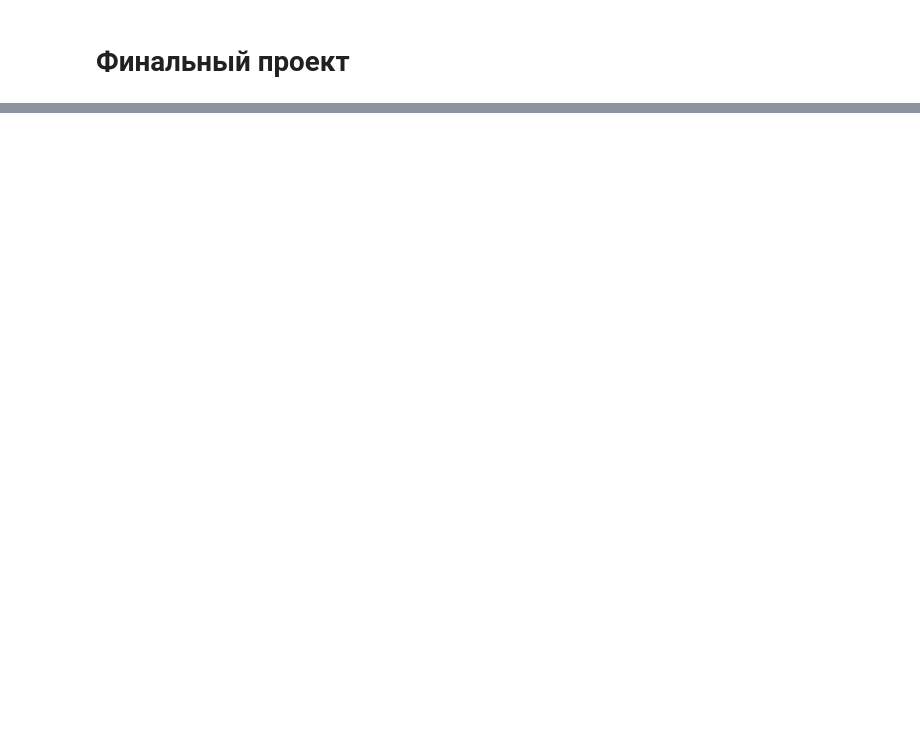
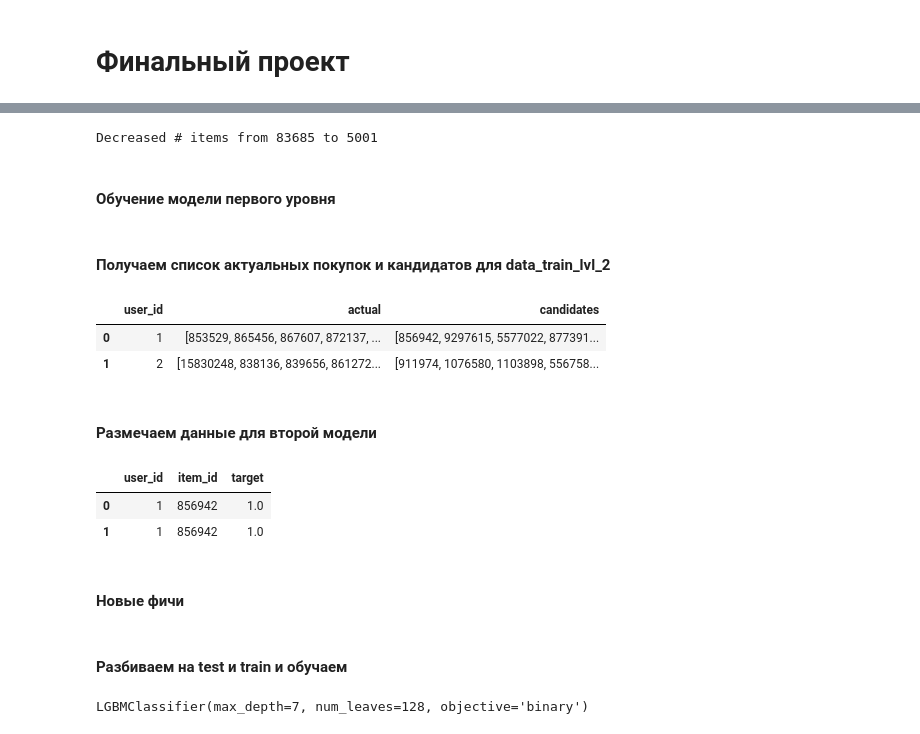
Before and after one commit to SemenovR/GB_RecommenderSystems, a Jupyter notebook: cproject/cproject.ipynb, the cells around one changed output, grey strips where cells are left out. Saved outputs shown, nothing was run; the diff lists cells and outputs as text; code cells hidden in the pictures; blank space fills up the shorter version.

```diff
--- a/cproject/cproject.ipynb
+++ b/cproject/cproject.ipynb
@@ -15,0 +73,11 @@
+# %%
+n_items_before = data_train_lvl_1['item_id'].nunique()
+
+data_train_lvl_1 = prefilter_items(data_train_lvl_1, item_features=item_features, take_n_popular=5000)
+
+n_items_after = data_train_lvl_1['item_id'].nunique()
+print('Decreased # items from {} to {}'.format(n_items_before, n_items_after))
+# %% [output]
+Decreased # items from 83685 to 5001
+# %% [markdown]
+#### Обучение модели первого уровня
@@ -15,0 +86,25 @@
+# %%
+recommender = MainRecommender(data_train_lvl_1)
+# %% [markdown]
+#### Получаем список актуальных покупок и кандидатов для data_train_lvl_2
+# %%
+def get_actual(data):
+    # Получение актуальных покупок
+    result = data.groupby('user_id')['item_id'].unique().reset_index()
+    result.columns=['user_id', 'actual']
+    return result
+# %%
+def get_candidates(model, data):
+    # Получение кандидатов на покупку
+    data['candidates'] = data['user_id'].apply(lambda x: model.get_own_recommendations(x, N=50))
+    return data
+# %%
+result_lvl_2 = get_actual(data_train_lvl_2)
+result_lvl_2 = get_candidates(recommender, result_lvl_2)
+result_lvl_2.head(2)
+# %% [output]
+|  | user_id | actual | candidates |
+| 0 | 1 | [853529, 865456, 867607, 872137, ... | [856942, 9297615, 5577022, 877391... |
+| 1 | 2 | [15830248, 838136, 839656, 861272... | [911974, 1076580, 1103898, 556758... |
+# %% [markdown]
+#### Размечаем данные для второй модели
@@ -15,0 +127,9 @@
+# %%
+X_y = mark_target(data_train_lvl_2, result_lvl_2)
+X_y.head(2)
+# %% [output]
+|  | user_id | item_id | target |
+| 0 | 1 | 856942 | 1.0 |
+| 1 | 1 | 856942 | 1.0 |
+# %% [markdown]
+#### Новые фичи
@@ -15,0 +191,2 @@
+# %% [markdown]
+#### Разбиваем на test и train и обучаем
@@ -15,0 +211,5 @@
+# %%
+lgb = LGBMClassifier(objective='binary', max_depth=7, num_leaves=128)
+lgb.fit(X_train, y_train)
+# %% [output]
+LGBMClassifier(max_depth=7, num_leaves=128, objective='binary')
```
Also changed, not shown: parts of 40 cells of this notebook, 4 other files.
